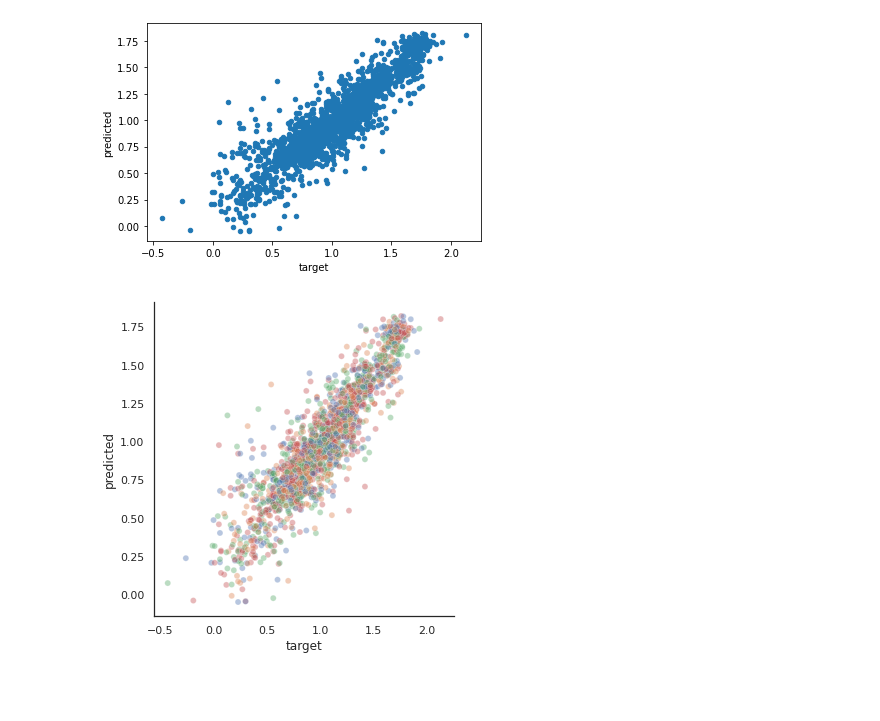
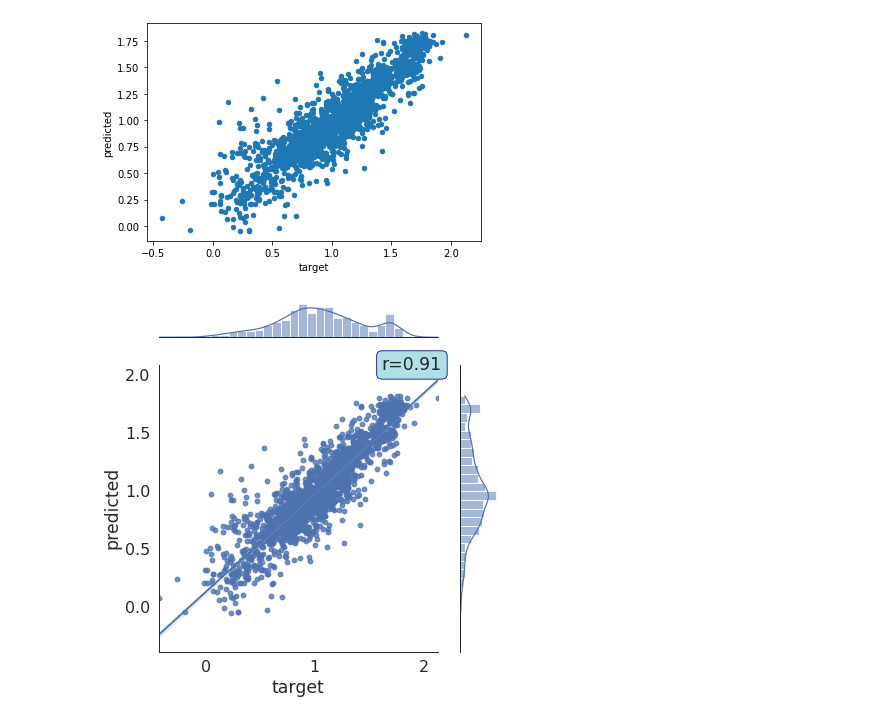
Before and after one commit to AlessioZanga/BioHackaton2021, a Jupyter notebook: evaluation.ipynb, the cells around one changed output. Cells and saved outputs as stored; diff of their text form; code cells hidden in the pictures; blank space fills up the shorter version.

```diff
--- a/evaluation.ipynb
+++ b/evaluation.ipynb
@@ -41,15 +43,31 @@ evaluate.corr()
 _ = evaluate.plot.scatter("target", "predicted")
 # %% [output]
 [figure]
-# %%
-evaluate["difference"] = np.sum(np.square(evaluate['target'] - evaluate['predicted']))
-#evaluate["difference"] = evaluate['target'] - evaluate['predicted']
-# %%
-sns.set_theme(style="white")
-_ = sns.relplot(x="target", y="predicted", hue='name',
-                data=evaluate, legend = False,
-                kind="scatter",
-                alpha=0.4)
-plt.savefig('./data/performance.png', dpi=1200)
-# %% [output]
-[figure, removed]
+# %%
+sns.set_theme(style="white")
+sns.set_context("paper", font_scale=1.8)
+
+def annotate(data, **kws):
+    p = data.corr().loc["predicted", "target"]
+    ax = plt.gca()
+    return 'r={:.2f}'.format(p)
+
+g = sns.jointplot(
+    x="target",
+    y="predicted",
+    palette="viridis",
+    kind="reg",
+    data=evaluate
+);
+g.ax_joint.annotate(
+    annotate(evaluate),
+    xy=(0.8, 1),
+    xycoords='axes fraction',
+    ha='left',
+    va='center',
+    bbox={'boxstyle': 'round', 'fc': 'powderblue', 'ec': 'navy'}
+)
+plt.tight_layout()
+plt.savefig('./scatter_single_reg.png', dpi=800)
+# %% [output]
+[figure, added]
```
Also changed, not shown: parts of 11 cells of this notebook, 14 other files.
